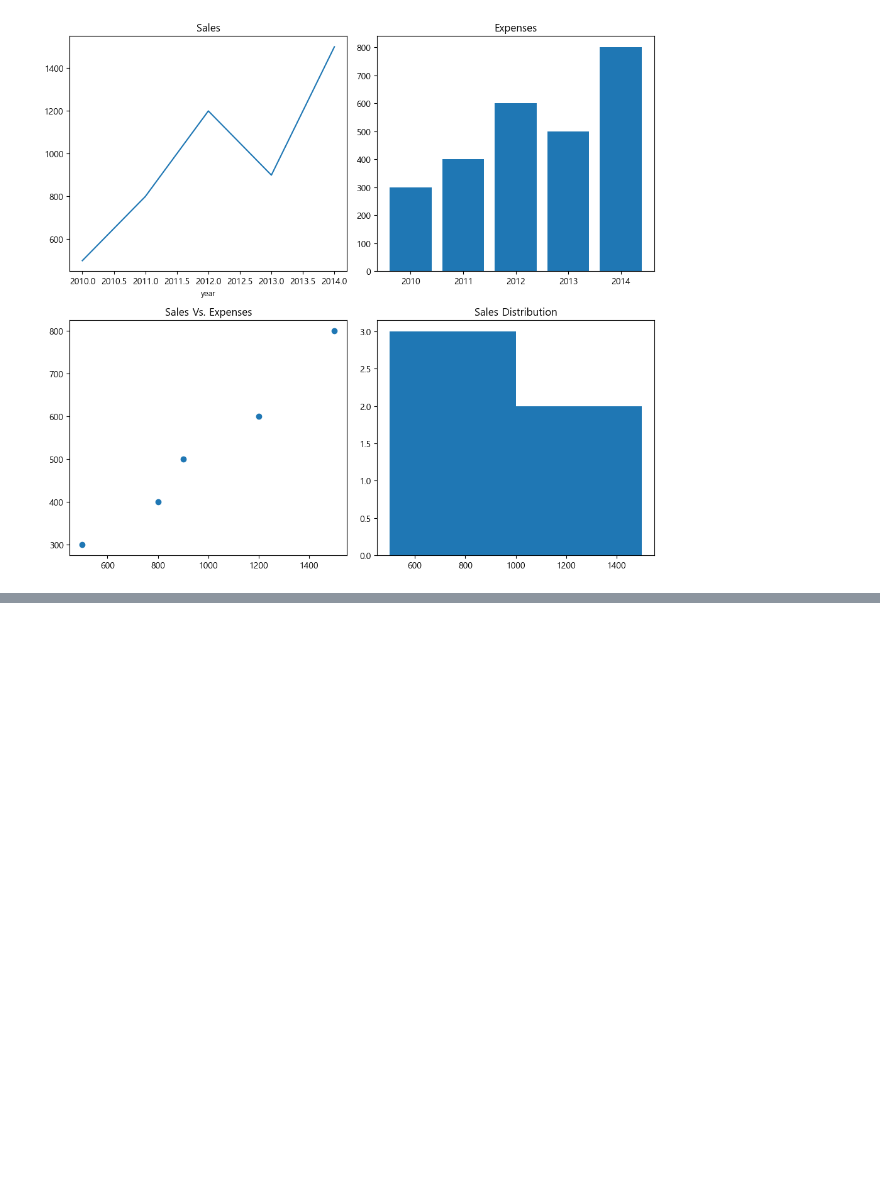
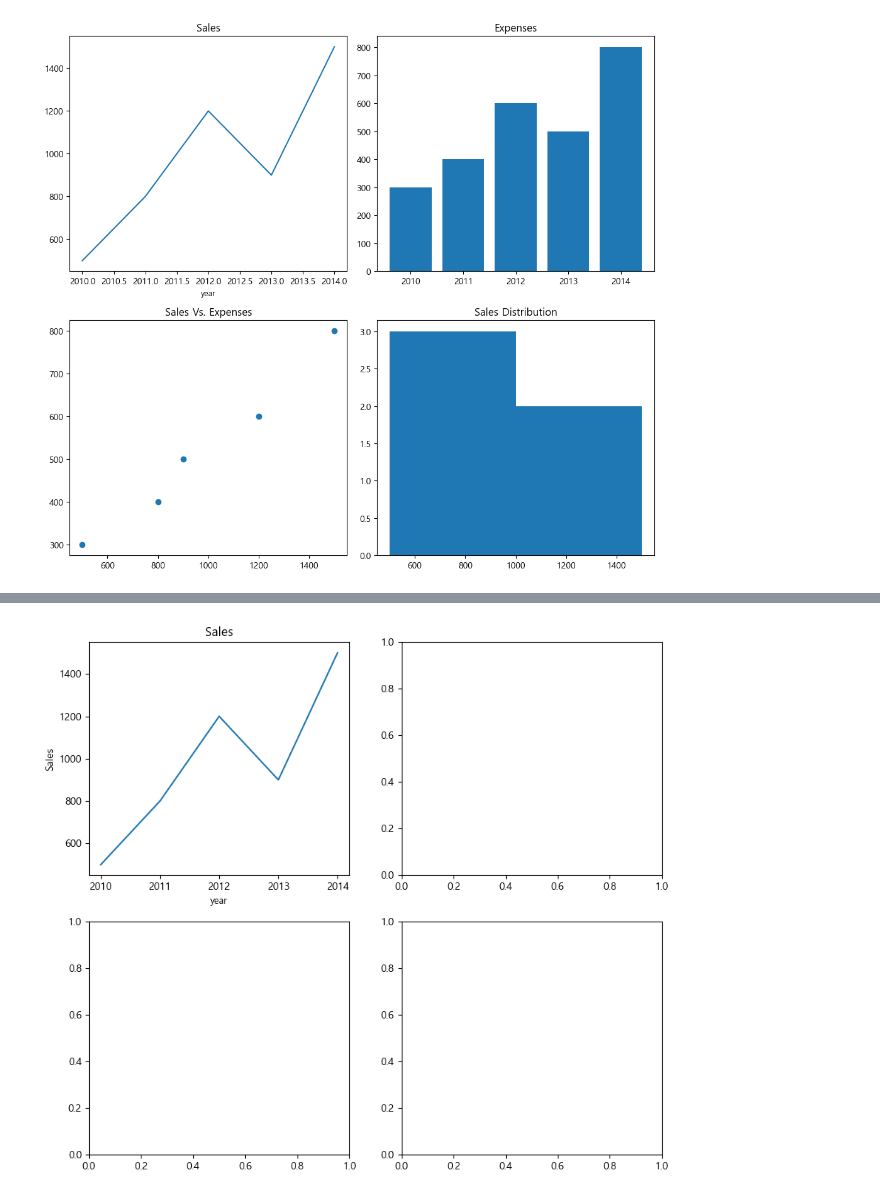
Before and after one commit to sunkyu0711/Python_MegaDataAnalysis_250120, a Jupyter notebook: 6일차_chart_subplots.ipynb, the cells around one changed output, grey strips where cells are left out. Saved outputs shown, nothing was run; the diff lists cells and outputs as text; code cells hidden in the pictures; blank space fills up the shorter version.

```diff
--- a/6일차_chart_subplots.ipynb
+++ b/6일차_chart_subplots.ipynb
@@ -408,0 +454,15 @@ plt.show()
+# %%
+import pandas as pd
+import matplotlib.pyplot as plt
+import seaborn as sns
+
+data={'year':[2010,2011,2012,2013,2014],
+      'Sales':[500,800,1200,900,1500],
+      'Expenses':[300,400,600,500,800]
+}
+
+df2=pd.DataFrame(data)
+
+fig,axes=plt.subplots(2,2,figsize=(10,9))
+
+plt.show()
@@ -408,0 +471,12 @@ plt.show()
+# %%
+# 다시, 첫 번째 그래프부터
+
+fig,axes=plt.subplots(2,2,figsize=(10,9))
+
+sns.lineplot(data=df2,x='year',y='Sales',ax=axes[0,0])
+axes[0,0].set_title('Sales', fontsize=12)
+axes[0,0].set_xlabel('year', fontsize=9)
+
+plt.show()
+# %% [output]
+[figure, added]
```
Also changed, not shown: parts of 9 cells of this notebook.
